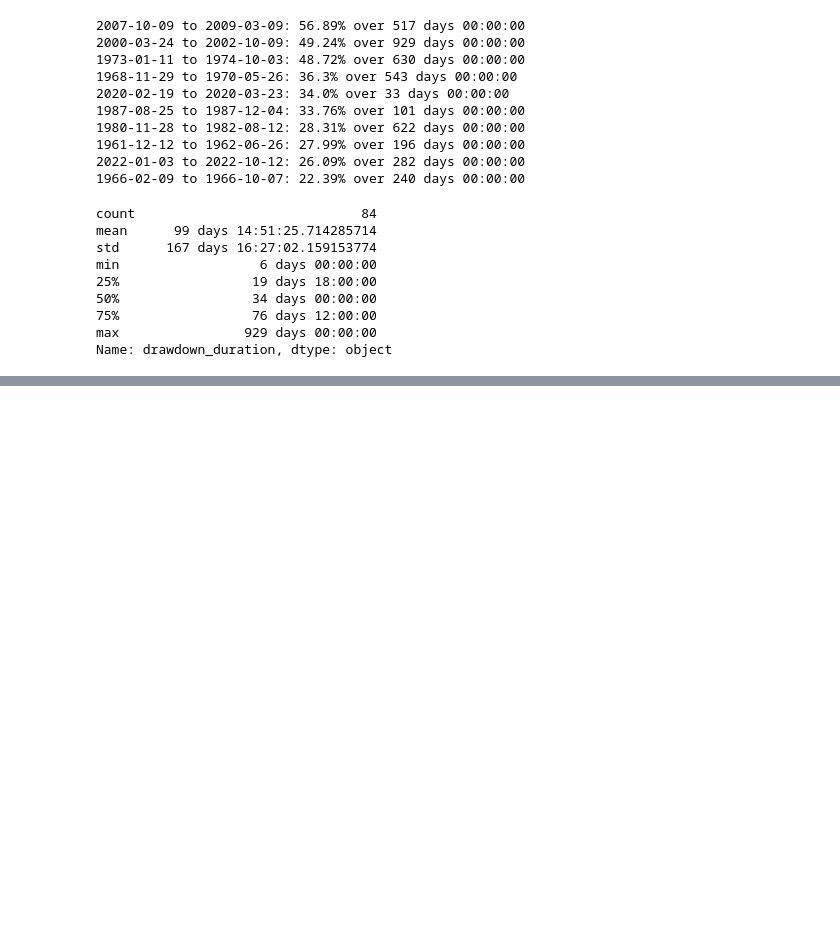
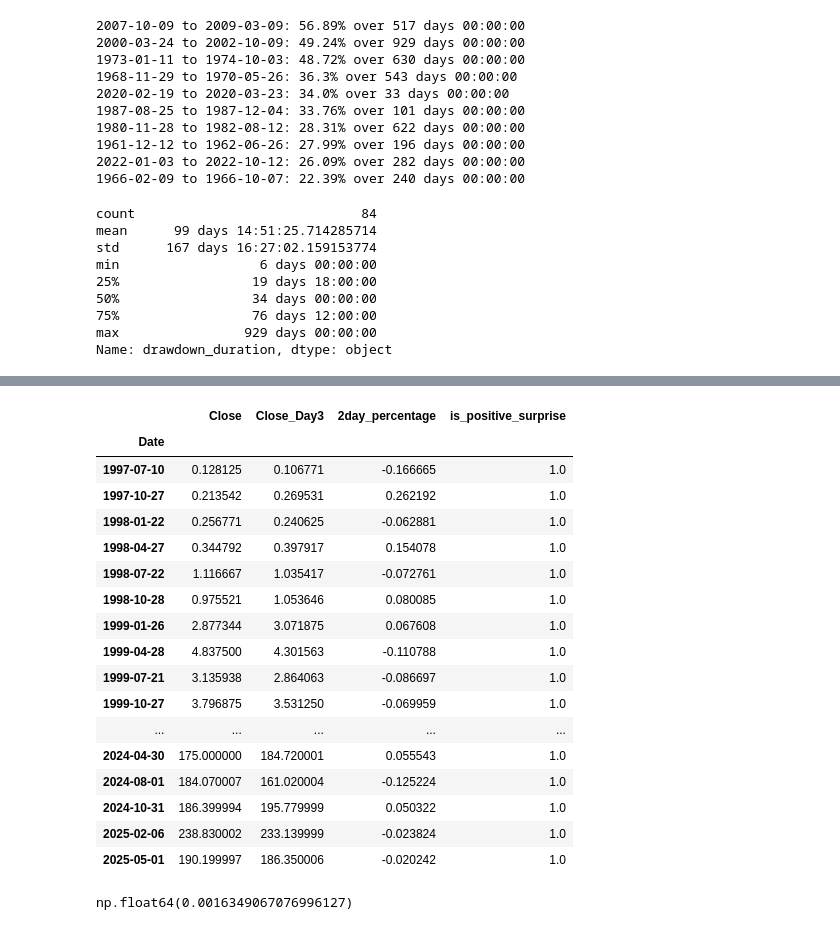
Before and after one commit to ju-arroyom/stock-markets-zoomcamp, a Jupyter notebook: hw1/hw1.ipynb, the cells around one changed output, grey strips where cells are left out. Cells and saved outputs as stored; diff of their text form; code cells hidden in the pictures; blank space fills up the shorter version.

```diff
--- a/hw1/hw1.ipynb
+++ b/hw1/hw1.ipynb
@@ -162,0 +221,5 @@ Name: drawdown_duration, dtype: object
+# %%
+df_close_amz  = pd.DataFrame({'Close': amz_data['Close'][ticker]})
+# %%
+df_close_amz['Close_Day3'] = df_close_amz['Close'].shift(-2)
+df_close_amz['2day_percentage'] = (df_close_amz['Close_Day3']/df_close_amz['Close']) - 1
@@ -162,0 +243,29 @@ Name: drawdown_duration, dtype: object
+# %%
+df_positive_surprise = df_amazon.set_index("Date")[['is_positive_surprise']]
+# %%
+df_close_amz = df_close_amz.merge(df_positive_surprise, left_index=True, right_index=True, how='left')
+# %%
+df_close_amz.query("is_positive_surprise==1")
+# %% [output]
+|  | Close | Close_Day3 | 2day_percentage | is_positive_surprise |
+| Date |  |  |  |  |
+| 1997-07-10 | 0.128125 | 0.106771 | -0.166665 | 1.0 |
+| 1997-10-27 | 0.213542 | 0.269531 | 0.262192 | 1.0 |
+| 1998-01-22 | 0.256771 | 0.240625 | -0.062881 | 1.0 |
+| 1998-04-27 | 0.344792 | 0.397917 | 0.154078 | 1.0 |
+| 1998-07-22 | 1.116667 | 1.035417 | -0.072761 | 1.0 |
+| 1998-10-28 | 0.975521 | 1.053646 | 0.080085 | 1.0 |
+| 1999-01-26 | 2.877344 | 3.071875 | 0.067608 | 1.0 |
+| 1999-04-28 | 4.837500 | 4.301563 | -0.110788 | 1.0 |
+| 1999-07-21 | 3.135938 | 2.864063 | -0.086697 | 1.0 |
+| 1999-10-27 | 3.796875 | 3.531250 | -0.069959 | 1.0 |
+| ... | ... | ... | ... | ... |
+| 2024-04-30 | 175.000000 | 184.720001 | 0.055543 | 1.0 |
+| 2024-08-01 | 184.070007 | 161.020004 | -0.125224 | 1.0 |
+| 2024-10-31 | 186.399994 | 195.779999 | 0.050322 | 1.0 |
+| 2025-02-06 | 238.830002 | 233.139999 | -0.023824 | 1.0 |
+| 2025-05-01 | 190.199997 | 186.350006 | -0.020242 | 1.0 |
+# %%
+df_close_amz['2day_percentage'].median()
+# %% [output]
+np.float64(0.0016349067076996127)
```
Also changed, not shown: parts of 16 cells of this notebook.
